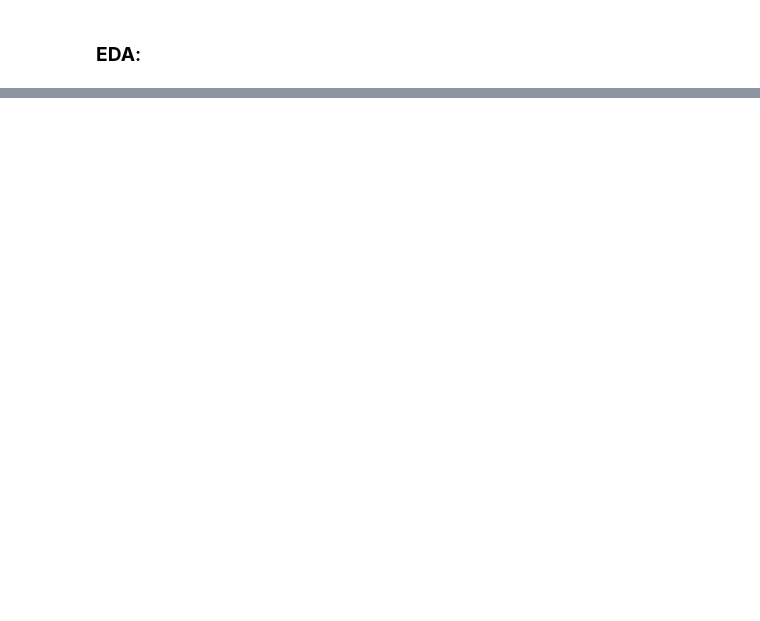
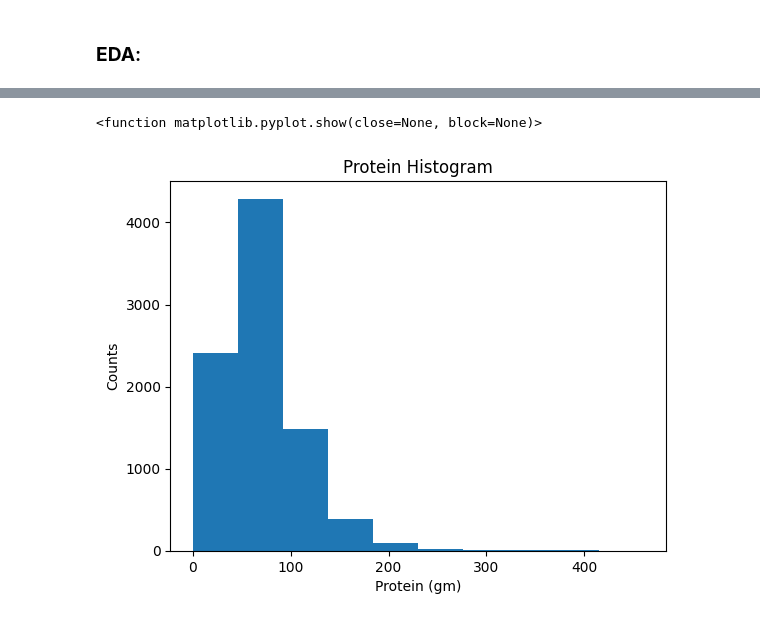
Before and after one commit to lainegoldmacher1/DS3021-project-1, a Jupyter notebook: project_1_bsds_part1.ipynb, the cells around one changed output, grey strips where cells are left out. Saved outputs shown, nothing was run; the diff lists cells and outputs as text; code cells hidden in the pictures; blank space fills up the shorter version.

```diff
--- a/project_1_bsds_part1.ipynb
+++ b/project_1_bsds_part1.ipynb
@@ -242,0 +257,9 @@ X_interesting.head()
+# %%
+plt.hist(X_interesting['DRXTPROT'])
+plt.title("Protein Histogram")
+plt.xlabel("Protein (gm)")
+plt.ylabel("Counts")
+plt.show
+# %% [output]
+<function matplotlib.pyplot.show(close=None, block=None)>
+[figure, added]
```
Also changed, not shown: parts of 12 cells of this notebook.
